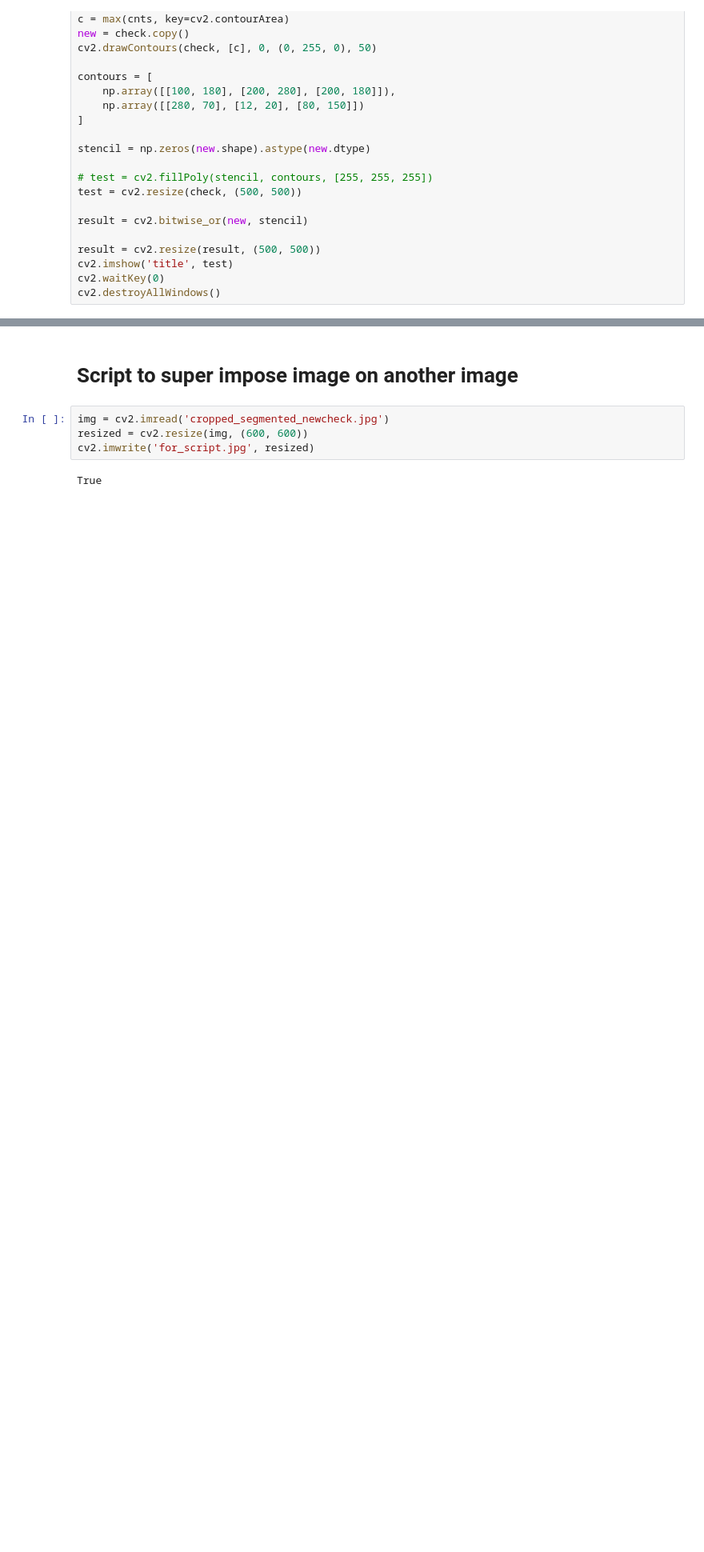
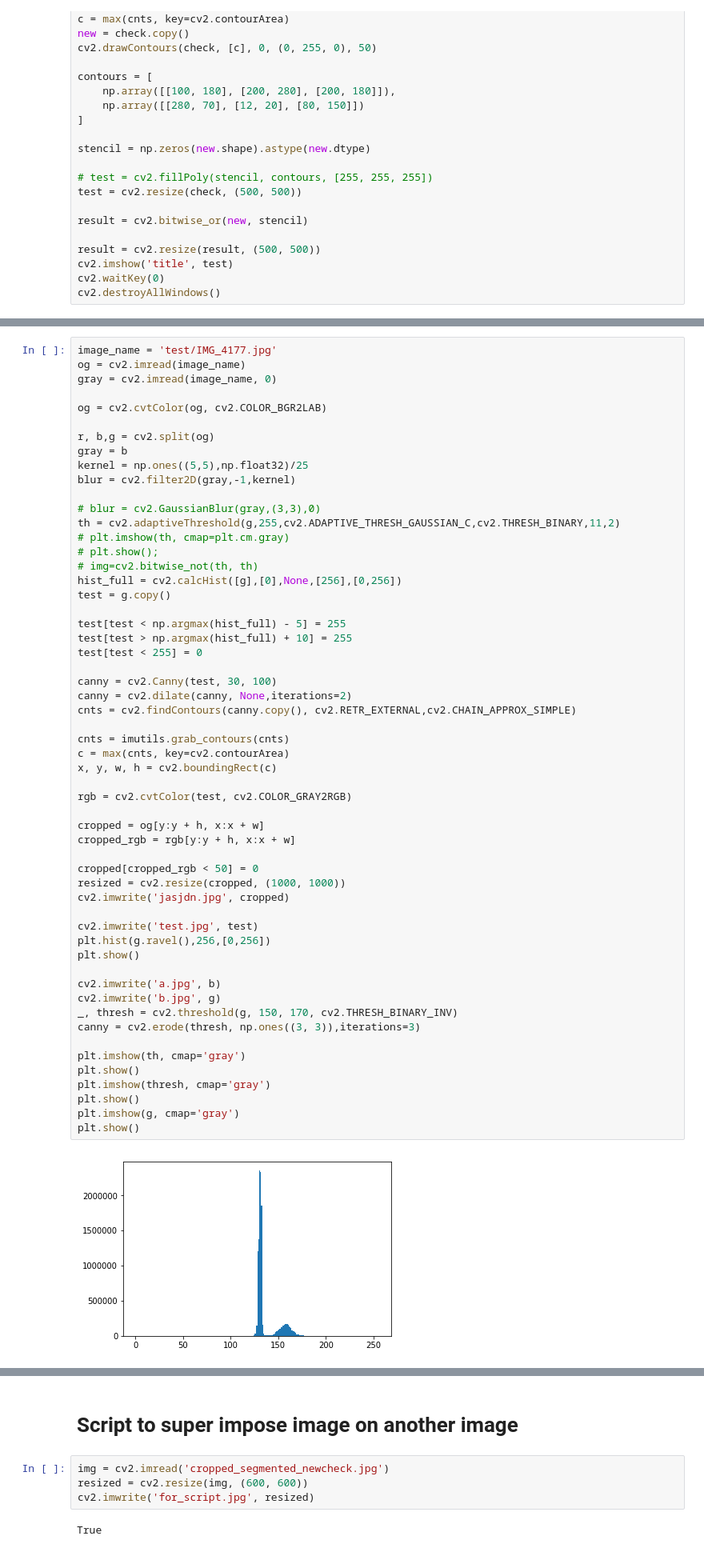
Before and after one commit to Praneet9/Plant_Monitor, a Jupyter notebook: Segmentation/Image Seg.ipynb, the cells around one changed output, grey strips where cells are left out. Shown at 80% size. Saved outputs shown, nothing was run; the diff lists cells and outputs as text; blank space fills up the shorter version.

```diff
--- a/Segmentation/Image Seg.ipynb
+++ b/Segmentation/Image Seg.ipynb
@@ -63 +70,59 @@ cv2.waitKey(0)
 cv2.destroyAllWindows()
+# %%
+image_name = 'test/IMG_4177.jpg'
+og = cv2.imread(image_name)
+gray = cv2.imread(image_name, 0)
+
+og = cv2.cvtColor(og, cv2.COLOR_BGR2LAB)
+
+r, b,g = cv2.split(og)
+gray = b
+kernel = np.ones((5,5),np.float32)/25
+blur = cv2.filter2D(gray,-1,kernel)
+
+# blur = cv2.GaussianBlur(gray,(3,3),0)
+th = cv2.adaptiveThreshold(g,255,cv2.ADAPTIVE_THRESH_GAUSSIAN_C,cv2.THRESH_BINARY,11,2)
+# plt.imshow(th, cmap=plt.cm.gray)
+# plt.show();
+# img=cv2.bitwise_not(th, th)
+hist_full = cv2.calcHist([g],[0],None,[256],[0,256])
+test = g.copy()
+
+test[test < np.argmax(hist_full) - 5] = 255
+test[test > np.argmax(hist_full) + 10] = 255
+test[test < 255] = 0
+
+canny = cv2.Canny(test, 30, 100)
+canny = cv2.dilate(canny, None,iterations=2)
+cnts = cv2.findContours(canny.copy(), cv2.RETR_EXTERNAL,cv2.CHAIN_APPROX_SIMPLE)
+
+cnts = imutils.grab_contours(cnts)
+c = max(cnts, key=cv2.contourArea)
+x, y, w, h = cv2.boundingRect(c)
+
+rgb = cv2.cvtColor(test, cv2.COLOR_GRAY2RGB)
+
+cropped = og[y:y + h, x:x + w]
+cropped_rgb = rgb[y:y + h, x:x + w]
+
+cropped[cropped_rgb < 50] = 0
+resized = cv2.resize(cropped, (1000, 1000))
+cv2.imwrite('jasjdn.jpg', cropped)
+
+cv2.imwrite('test.jpg', test)
+plt.hist(g.ravel(),256,[0,256])
+plt.show()
+
+cv2.imwrite('a.jpg', b)
+cv2.imwrite('b.jpg', g)
+_, thresh = cv2.threshold(g, 150, 170, cv2.THRESH_BINARY_INV)
+canny = cv2.erode(thresh, np.ones((3, 3)),iterations=3)
+
+plt.imshow(th, cmap='gray')
+plt.show()
+plt.imshow(thresh, cmap='gray')
+plt.show()
+plt.imshow(g, cmap='gray')
+plt.show()
+# %% [output]
+[figure, added]
```
Also changed, not shown: parts of 6 cells of this notebook.
